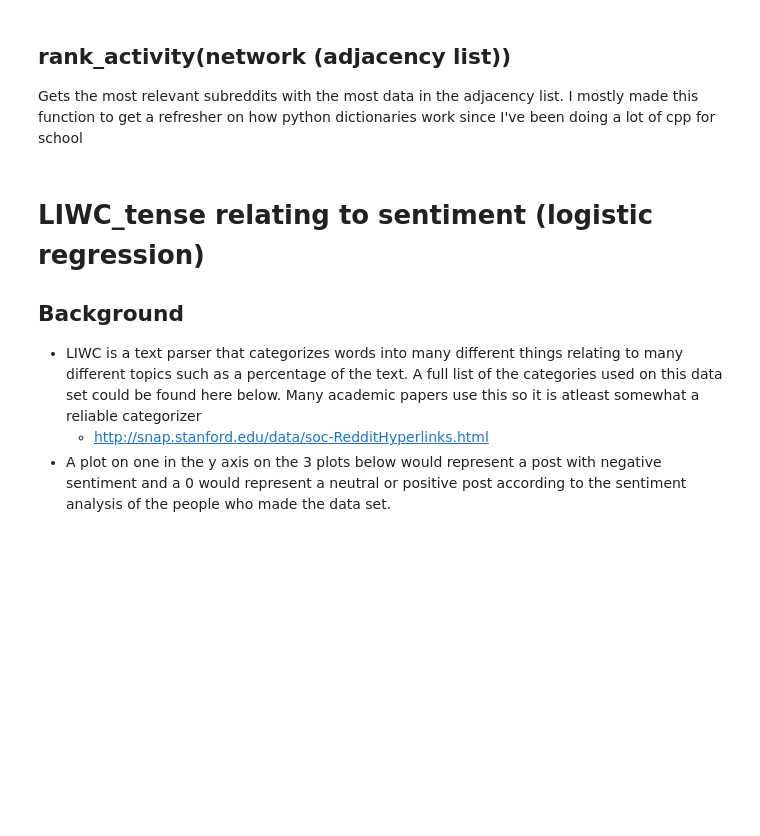
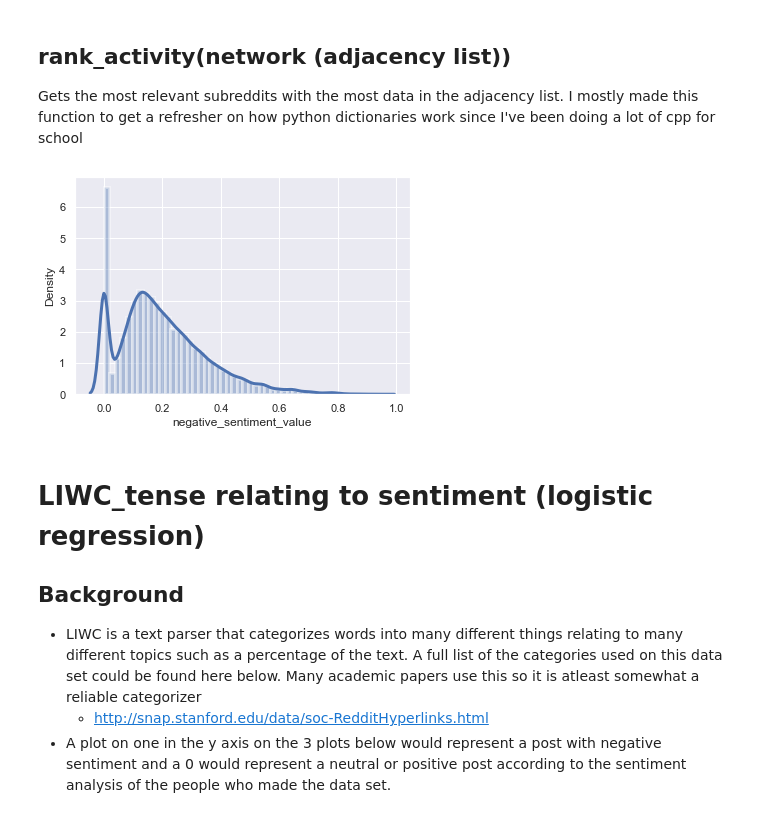
Before and after one commit to Vrushhabh/subreddit-conflict-analyzer, a Jupyter notebook: NotebookFindings/Findings (to_be_continued).ipynb, the cells around one changed output. Drawn from its saved outputs; the diff is of its cells as text; code cells hidden in the pictures; blank space fills up the shorter version.

```diff
--- a/NotebookFindings/Findings (to_be_continued).ipynb
+++ b/NotebookFindings/Findings (to_be_continued).ipynb
@@ -18,6 +18,10 @@ body_t = True # This decides whether it looks at titles or the body of the post
 df = make_dataframe(network, subs)
 negative_posts = df.query('negative_sentiment == 1')
 positive_posts = df.query('negative_sentiment == 0')
+# %%
+ax = sb.distplot(negative_posts.negative_sentiment_value, hist_kws={"edgecolor": 'w', "linewidth": 3}, kde_kws={"linewidth": 3})
+# %% [output]
+[figure, added]
 # %% [markdown]
 # LIWC_tense relating to sentiment (logistic regression)
 
```
Also changed, not shown: parts of 3 cells of this notebook, 1 other file.
